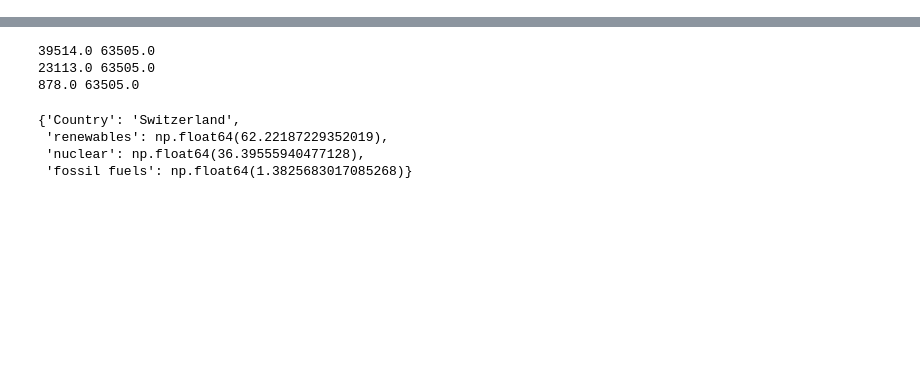
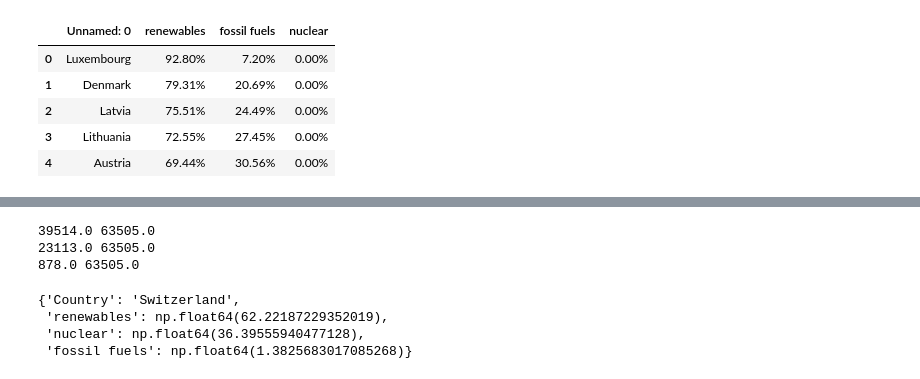
Before and after one commit to dario-baumberger/hslu-dviz-swiss-energy, a Jupyter notebook: python/EuMix.ipynb, the cells around one changed output, grey strips where cells are left out. Cells and saved outputs as stored; diff of their text form; code cells hidden in the pictures; blank space fills up the shorter version.

```diff
--- a/python/EuMix.ipynb
+++ b/python/EuMix.ipynb
@@ -3,2 +3,14 @@ import../src/ pd
 import matplotlib.pyplot as plt
 import json
+# %%
+# load data
+df_data = pd.read_csv('../data/EnergyMixEU.csv', sep='\t')
+
+df_data.head()
+# %% [output]
+|  | Unnamed: 0 | renewables | fossil fuels | nuclear |
+| 0 | Luxembourg | 92.80% | 7.20% | 0.00% |
+| 1 | Denmark | 79.31% | 20.69% | 0.00% |
+| 2 | Latvia | 75.51% | 24.49% | 0.00% |
+| 3 | Lithuania | 72.55% | 27.45% | 0.00% |
+| 4 | Austria | 69.44% | 30.56% | 0.00% |
```
Also changed, not shown: parts of 11 cells of this notebook, 18 other files.
